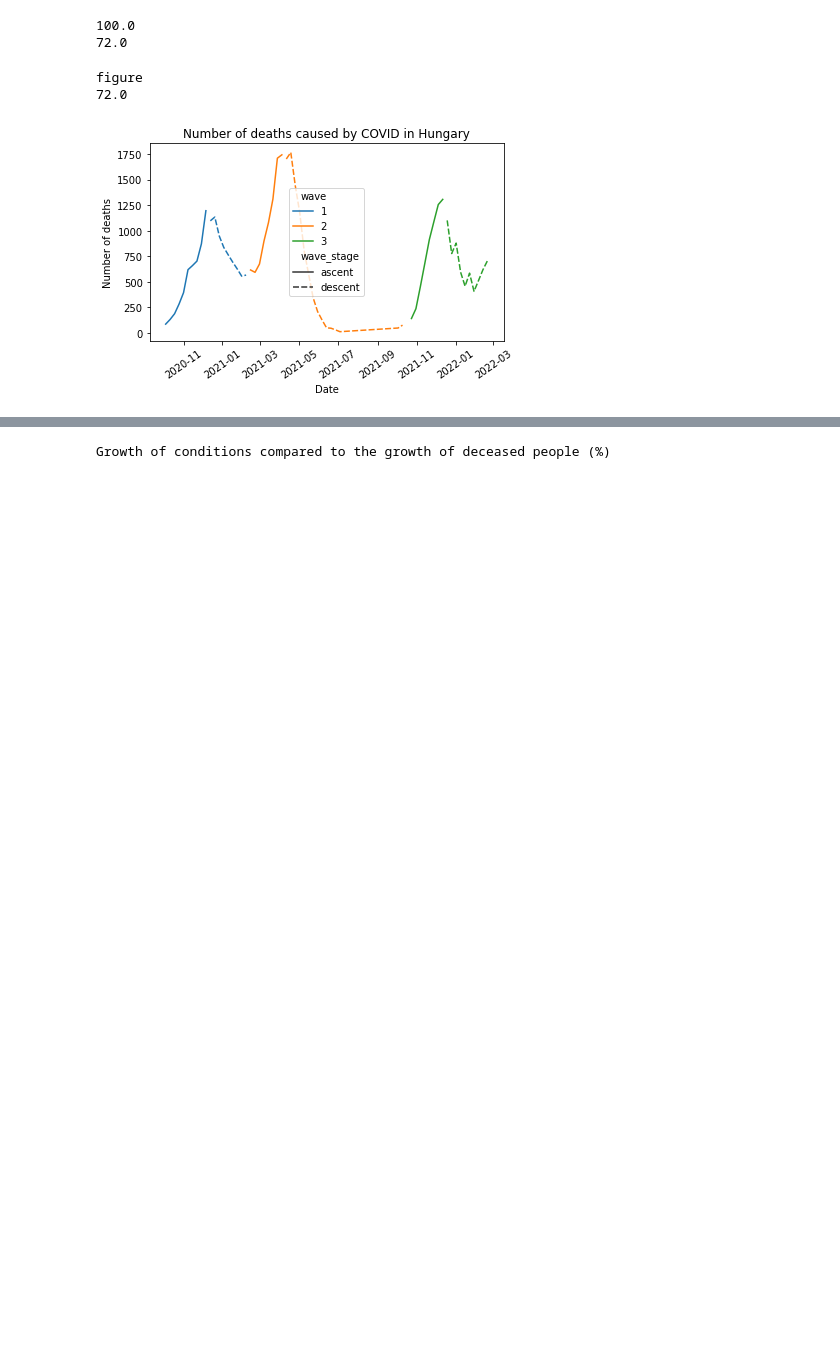
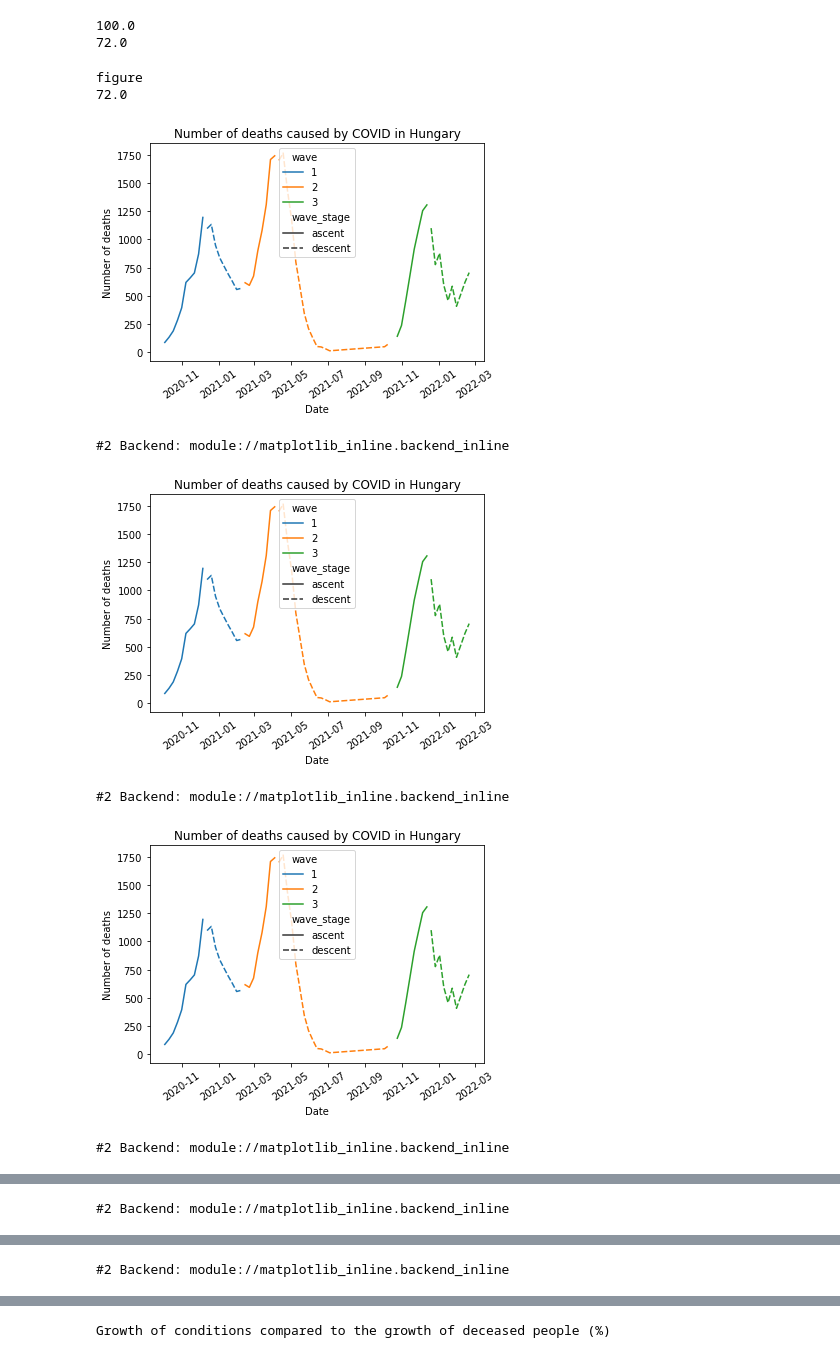
Before and after one commit to papsebestyen/explorer, a Jupyter notebook: _sources/datasets/covid_victims/intro.ipynb, the cells around one changed output, grey strips where cells are left out. Cells and saved outputs as stored; diff of their text form; code cells hidden in the pictures; blank space fills up the shorter version.

```diff
--- a/_sources/datasets/covid_victims/intro.ipynb
+++ b/_sources/datasets/covid_victims/intro.ipynb
@@ -18,6 +18,5 @@ rcParams["backend"]
 # %%
 rcParams["figure.figsize"] = (7, 7)
-rcParams["figure.autolayout"] = True
 # %%
 print(rcParams["figure.dpi"])
 rcParams["figure.dpi"] = 72
@@ -53,48 +87,28 @@ aggs = {
 # %%
-MIN_ASC = 30
+from matplotlib import pyplot as plt
 
-
-def get_wave_n(df):
-    wave_ascents = df.groupby("stage")["climb"].mean().loc[lambda s: s > 40].index
-    _dic = {a: i + 1 for i, a in enumerate(wave_ascents)}
-    wave_dic = {**_dic, **{k + 1: v for k, v in _dic.items()}}
-    subseq_waves = pd.Series([wave_dic.get(e, 0) for e in df["stage"]], index=df.index)
-    return np.where(
-        df["climb"].abs().rolling(4).mean() > (MIN_ASC / 2), subseq_waves, 0
-    ).astype(str)
-
-
-weekly_wave_df = (
-    df.assign(count=1, pdate=pd.to_datetime(df["estimated_date"]))
-    .groupby("pdate")
-    .agg(aggs)
-    .resample("1W")
-    .agg(aggs)
-    .assign(
-        climb=lambda df: df["count"].diff(),
-        stage=lambda df: (df["climb"] > MIN_ASC)
-        .diff()
-        .pipe(lambda s: s & (s != s.shift(1)) & (s != s.shift(2)))
-        .fillna(0)
-        .astype(int)
-        .cumsum(),
-        wave=get_wave_n,
-        wave_stage=lambda df: np.where(
-            df.groupby("stage")["climb"].transform("mean") > 0, "ascent", "descent"
-        ),
-    )
-    .loc[lambda df: df["wave"] != "0"]
-)
-
-ax = weekly_wave_df.reset_index().pipe(
-    lambda df: sns.lineplot(
-        x="pdate", y="count", hue="wave", style="wave_stage", data=df
-    )
-)
-plt.title("Number of deaths caused by COVID in Hungary")
-plt.xlabel("Date")
-plt.xticks(rotation = 35)
-plt.ylabel("Number of deaths")
-plt.show()
+backends = ['MacOSX', 'QtAgg', 'GTK4Agg', 'Gtk3Agg', 'TkAgg', 'WxAgg', 'Agg']
+for back in backends:
+    try:
+        ax = weekly_wave_df.reset_index().pipe(
+            lambda df: sns.lineplot(
+                x="pdate", y="count", hue="wave", style="wave_stage", data=df
+            )
+        )
+        plt.title("Number of deaths caused by COVID in Hungary")
+        plt.xlabel("Date")
+        plt.xticks(rotation = 35)
+        plt.ylabel("Number of deaths")
+        plt.show()
+    except ModuleNotFoundError:
+        print('No module', back)
+    except ImportError:
+        print('Import error', back)
+    print('#2 Backend:',plt.get_backend())
 # %% [output]
-[figure, old version]
+[figure, new version]
+#2 Backend: module://matplotlib_inline.backend_inline
+[figure, added]
+#2 Backend: module://matplotlib_inline.backend_inline
+[figure, added]
+#2 Backend: module://matplotlib_inline.backend_inline
@@ -100,0 +116 @@ plt.show()
+#2 Backend: module://matplotlib_inline.backend_inline
@@ -100,0 +118 @@ plt.show()
+#2 Backend: module://matplotlib_inline.backend_inline
```
Also changed, not shown: parts of 7 cells of this notebook, 26 other files.
